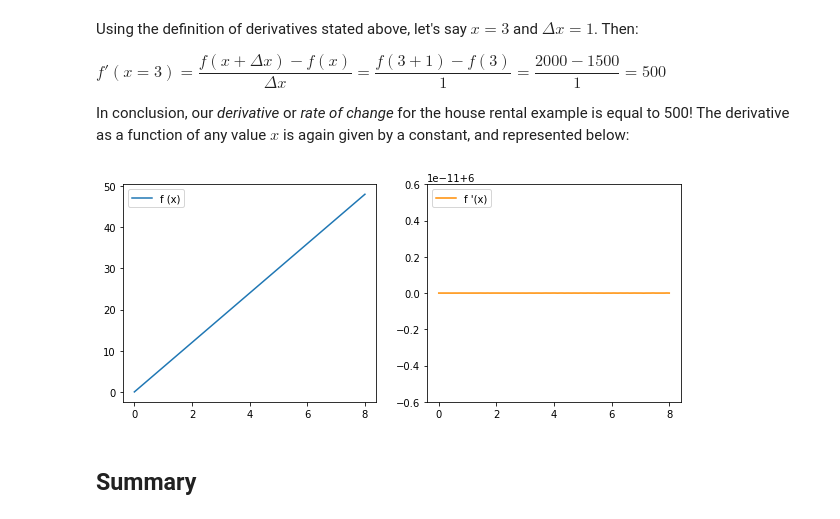
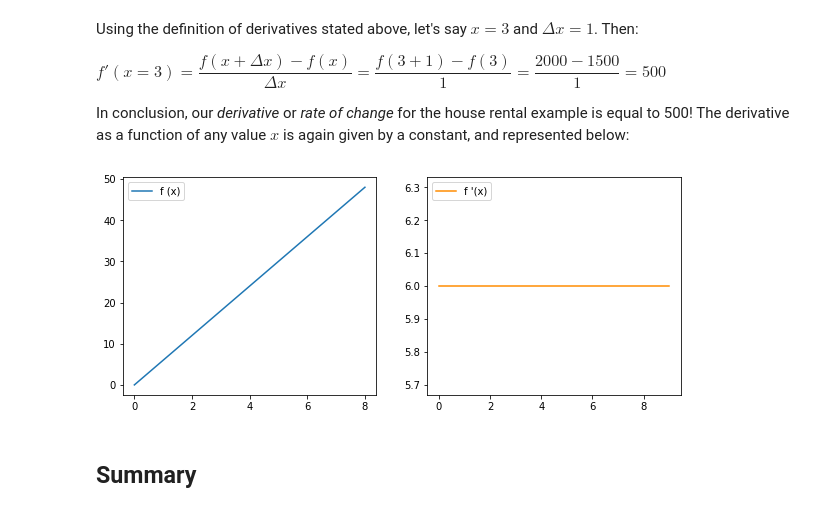
Before and after one commit to rvent/dsc-2-14-03-introduction-to-derivatives-nyc-ds-career-012819, a Jupyter notebook: index.ipynb, the cells around one changed output. Saved outputs shown, nothing was run; the diff lists cells and outputs as text; code cells hidden in the pictures.

```diff
--- a/index.ipynb
+++ b/index.ipynb
@@ -248,26 +248,26 @@ In conclusion, our *derivative* or *rate of change* for the house rental example
 # %%
 x = [0, 1, 2]
 x = np.linspace(0, 8, 100)
 
 fig, ax = plt.subplots(figsize=(10,4))
 
 # plot 1
 plt.subplot(121)
 plt.plot(x, f(x), label = "f (x)")
 plt.legend(loc="upper left", bbox_to_anchor=[0, 1],
            ncol=2, fancybox=True)
 
 
-x = np.
+x = np.arange(10)
 # plot 2
 plt.subplot(122)
 plt.plot(x, (f(x+4) - f(x))/4, color="darkorange",label = "f '(x)")
 plt.legend(loc="upper left");
 
 
 plt.show()
 # %% [output]
-[figure, old version]
+[figure, new version]
 # %% [markdown]
 ## Summary
 # %% [markdown]
```
